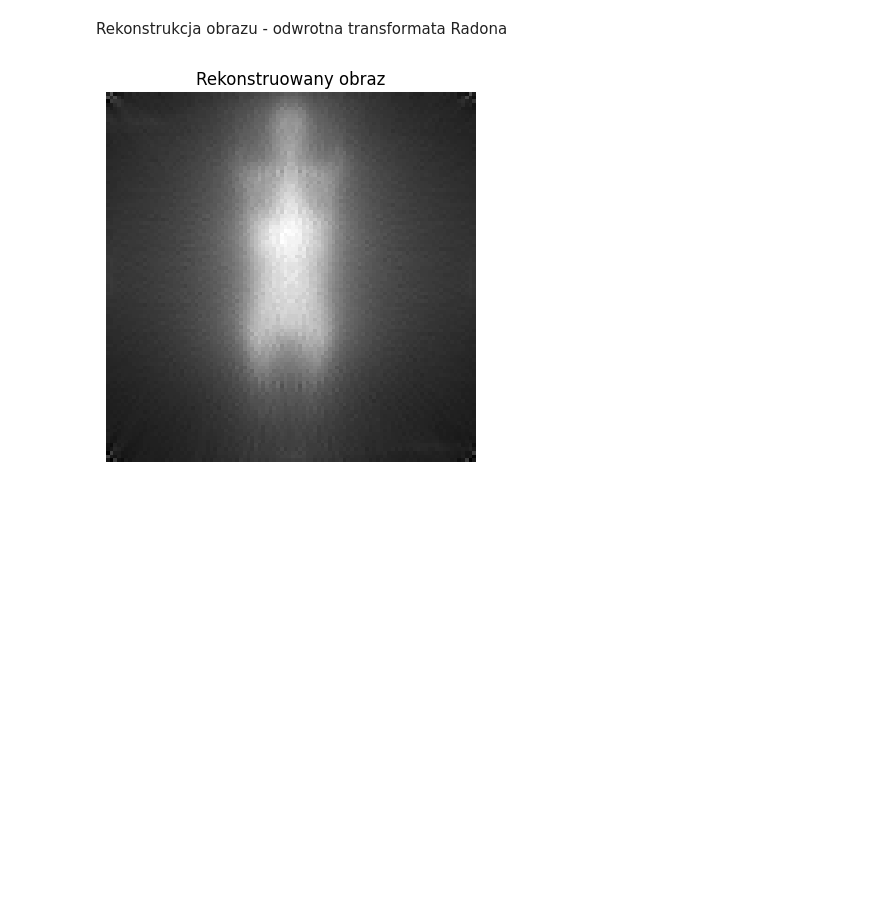
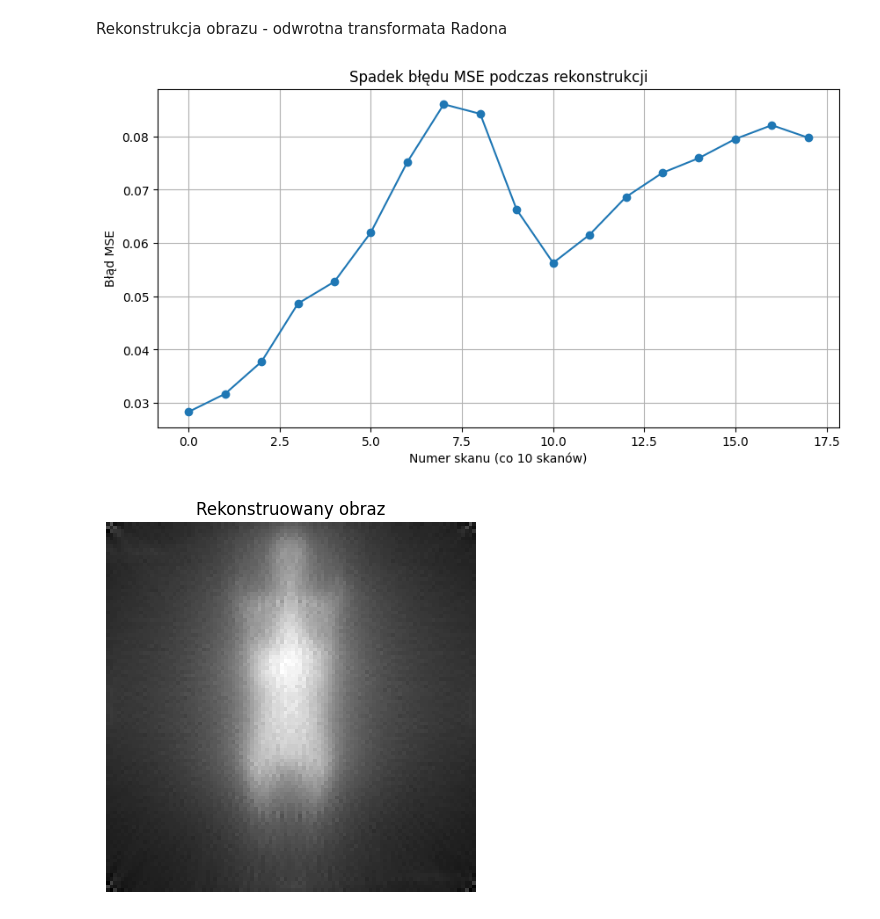
Before and after one commit to KrzysztofZaporowski/Informatyka-w-medycynie, a Jupyter notebook: tomograf/main.ipynb, the cells around one changed output. Drawn from its saved outputs; the diff is of its cells as text; code cells hidden in the pictures; blank space fills up the shorter version.

```diff
--- a/tomograf/main.ipynb
+++ b/tomograf/main.ipynb
@@ -82,7 +82,10 @@ plt.show()
 # %% [markdown]
 Rekonstrukcja obrazu - odwrotna transformata Radona
 # %%
-rekonstrukcja_1 = utils.rekonstrukcja_obrazu(wymiar_x, wymiar_y, liczba_detektorow, liczba_skanow, rozpietosc, sinogram_1)
+rekonstrukcja_1, historia_mse_1 = utils.rekonstrukcja_obrazu(wymiar_x, wymiar_y, liczba_detektorow, liczba_skanow, rozpietosc, sinogram_1, image)
+utils.pokaz_historię_mse(historia_mse_1)
+# %% [output]
+[figure, added]
 # %%
 plt.imshow(rekonstrukcja_1, cmap='gray')
 plt.title("Rekonstruowany obraz")
```
Also changed, not shown: parts of 3 cells of this notebook, 2 other files.
